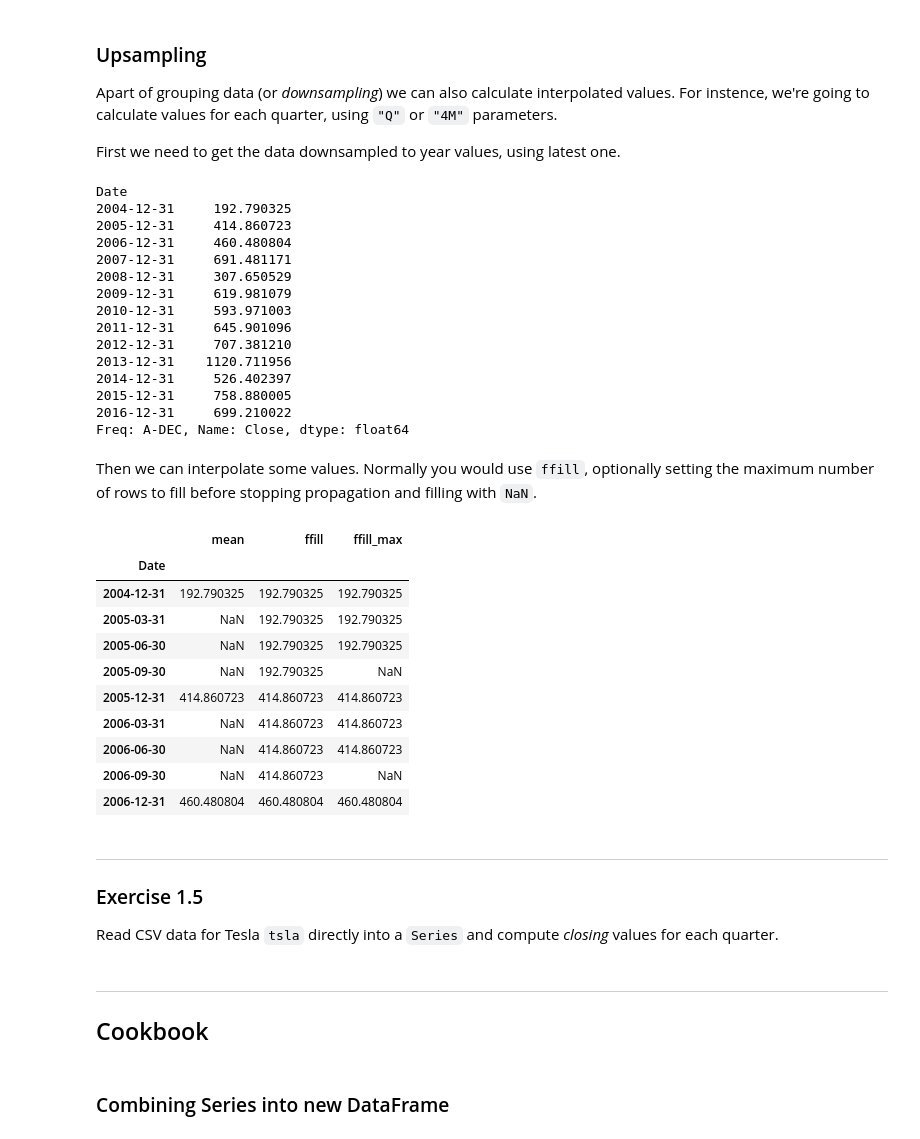
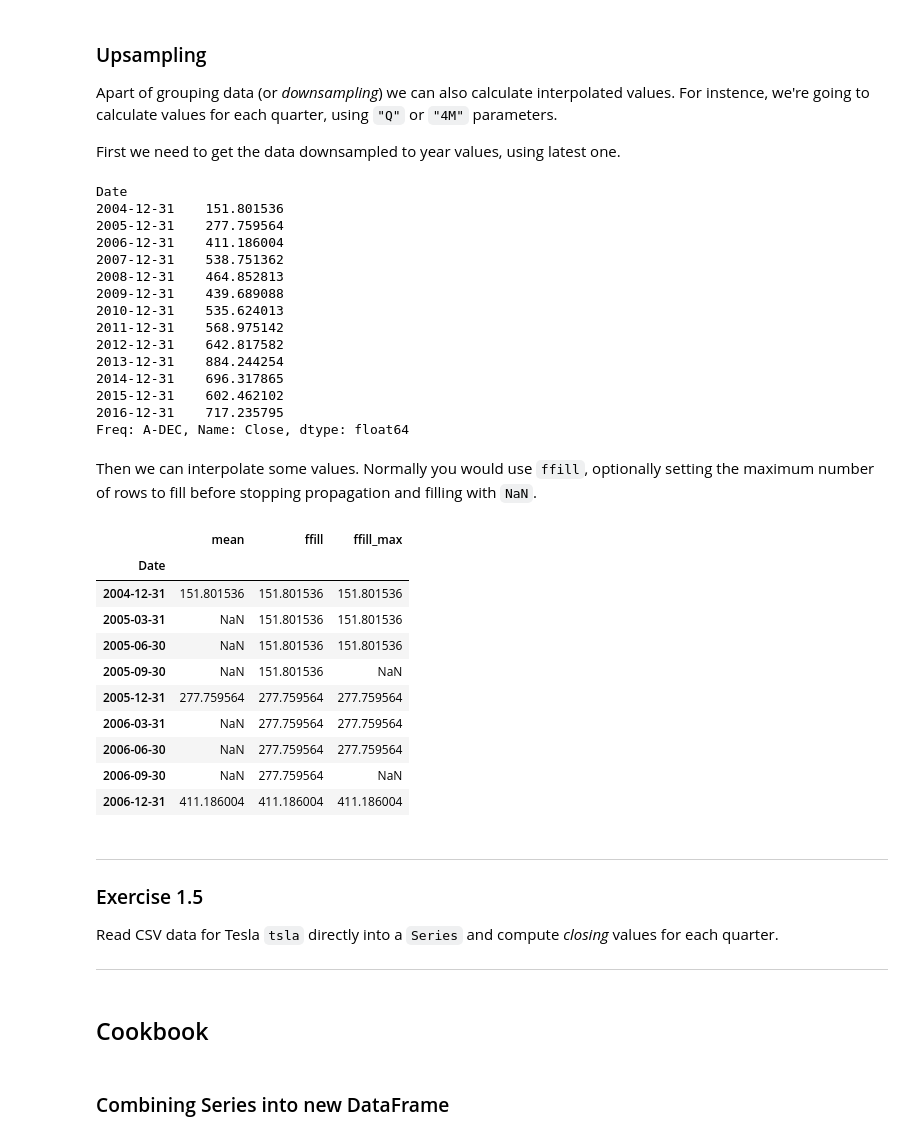
Before and after one commit to luisbelloch/pandas_notebooks, a Jupyter notebook: 01_getting_started.ipynb, the cells around one changed output. Drawn from its saved outputs; the diff is of its cells as text; code cells hidden in the pictures.

```diff
--- a/01_getting_started.ipynb
+++ b/01_getting_started.ipynb
@@ -395,7 +470,7 @@ Our series can be [resampled](http://pandas.pydata.org/pandas-docs/stable/genera
 
 The `resample` function just returns an object represeting the resampling. We have to pick one of the many functions to extract the value for each new of the rows generated (months, quarters or year rows). The available offset strings can be found [here](https://pandas.pydata.org/pandas-docs/stable/user_guide/timeseries.html#dateoffset-objects).
 # %%
-series = pd.read_csv("./data/goog.csv", header=0, index_col=0, squeeze=True, usecols=[0, 4], parse_dates=True)
+series = pd.read_csv("./data/goog.csv", header=0, index_col=0, usecols=[0, 4], parse_dates=True).squeeze()
 series.resample("A")
 # %% [output]
 <pandas.core.resample.DatetimeIndexResampler object at 0x...>
@@ -525,51 +610,52 @@ Apart of grouping data (or _downsampling_) we can also calculate interpolated va
 
 First we need to get the data downsampled to year values, using latest one.
 # %%
-msft_year = series.resample("A").pad()
+msft_year = series.resample("A").mean()
 msft_year
 # %% [output]
 Date
-2004-12-31     192.790325
-2005-12-31     414.860723
-2006-12-31     460.480804
-2007-12-31     691.481171
-2008-12-31     307.650529
-2009-12-31     619.981079
-2010-12-31     593.971003
-2011-12-31     645.901096
-2012-12-31     707.381210
-2013-12-31    1120.711956
-2014-12-31     526.402397
-2015-12-31     758.880005
-2016-12-31     699.210022
+2004-12-31    151.801536
+2005-12-31    277.759564
+2006-12-31    411.186004
+2007-12-31    538.751362
+2008-12-31    464.852813
+2009-12-31    439.689088
+2010-12-31    535.624013
+2011-12-31    568.975142
+2012-12-31    642.817582
+2013-12-31    884.244254
+2014-12-31    696.317865
+2015-12-31    602.462102
+2016-12-31    717.235795
 Freq: A-DEC, Name: Close, dtype: float64
 # %% [markdown]
 Then we can interpolate some values. Normally you would use `ffill`, optionally setting the maximum number of rows to fill before stopping propagation and filling with `NaN`.
 # %%
 rs = msft_year.resample("Q")
 max_propagated = 2
-pd.DataFrame({ 'mean': rs.mean(), 'ffill': rs.ffill(), 'ffill_max': rs.ffill(max_propagated) })[:9]
+pd.DataFrame({ 'mean': rs.mean(), 'ffill': rs.ffill(),
+              'ffill_max': rs.ffill(max_propagated) })[:9]
 # %% [output]
 |  | mean | ffill | ffill_max |
 | Date |  |  |  |
-| 2004-12-31 | 192.790325 | 192.790325 | 192.790325 |
-| 2005-03-31 | NaN | 192.790325 | 192.790325 |
-| 2005-06-30 | NaN | 192.790325 | 192.790325 |
-| 2005-09-30 | NaN | 192.790325 | NaN |
-| 2005-12-31 | 414.860723 | 414.860723 | 414.860723 |
-| 2006-03-31 | NaN | 414.860723 | 414.860723 |
-| 2006-06-30 | NaN | 414.860723 | 414.860723 |
-| 2006-09-30 | NaN | 414.860723 | NaN |
-| 2006-12-31 | 460.480804 | 460.480804 | 460.480804 |
+| 2004-12-31 | 151.801536 | 151.801536 | 151.801536 |
+| 2005-03-31 | NaN | 151.801536 | 151.801536 |
+| 2005-06-30 | NaN | 151.801536 | 151.801536 |
+| 2005-09-30 | NaN | 151.801536 | NaN |
+| 2005-12-31 | 277.759564 | 277.759564 | 277.759564 |
+| 2006-03-31 | NaN | 277.759564 | 277.759564 |
+| 2006-06-30 | NaN | 277.759564 | 277.759564 |
+| 2006-09-30 | NaN | 277.759564 | NaN |
+| 2006-12-31 | 411.186004 | 411.186004 | 411.186004 |
 # %% [markdown]
 ---
 
 ### Exercise 1.5
 
 Read CSV data for Tesla `tsla` directly into a `Series` and compute _closing_ values for each quarter.
+
+---
 # %% [markdown]
----
-
 ## Cookbook
 # %% [markdown]
 ### Combining Series into new DataFrame
```
Also changed, not shown: parts of 33 cells of this notebook, 3 other files.
